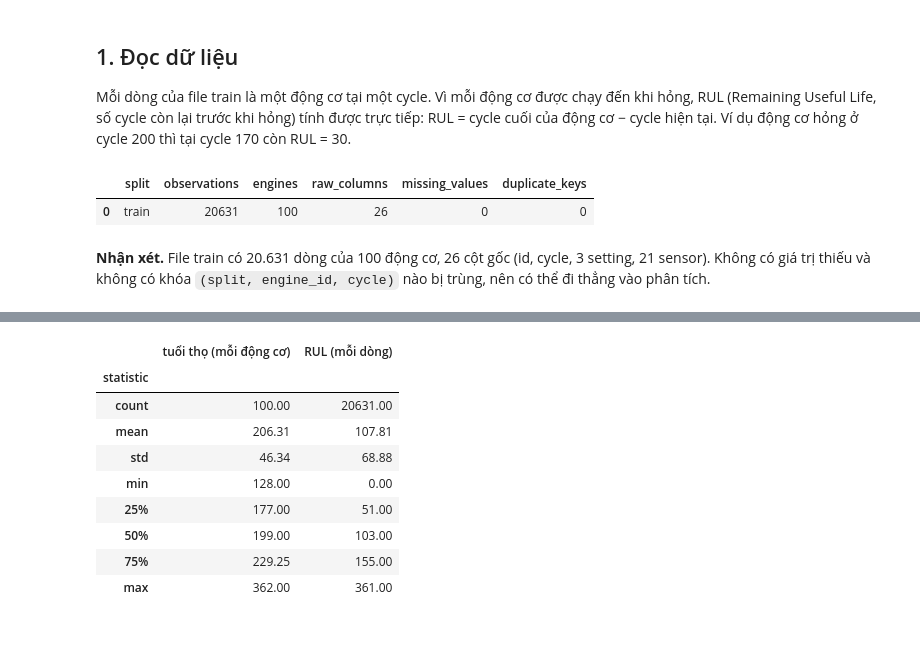
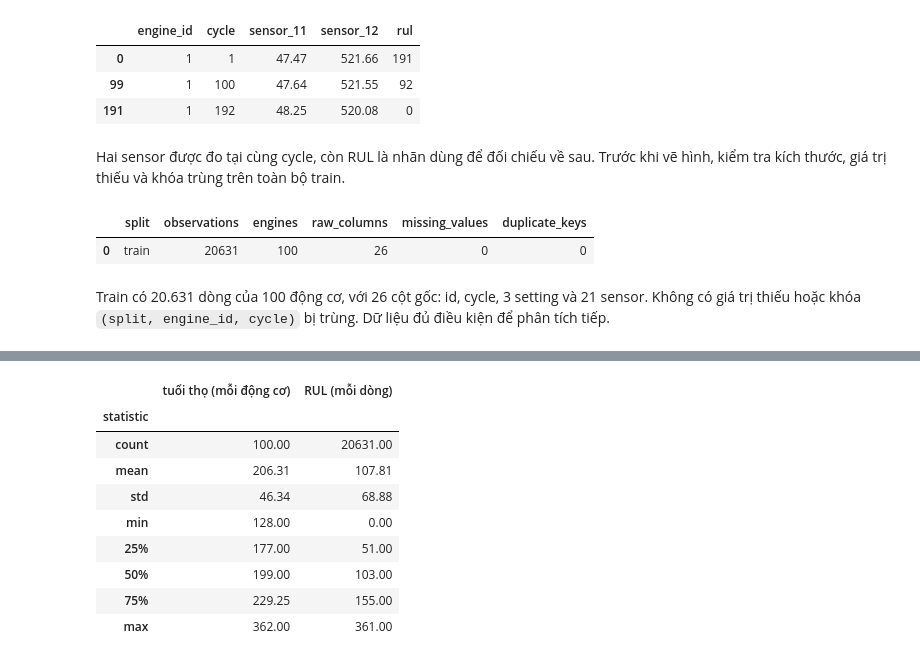
Before and after one commit to ti014/tinasa-cmapss-rul-prediction, a Jupyter notebook: notebooks/01_fd001_eda.ipynb, the cells around one changed output, grey strips where cells are left out. Drawn from its saved outputs; the diff is of its cells as text; code cells hidden in the pictures; blank space fills up the shorter version.

```diff
--- a/notebooks/01_fd001_eda.ipynb
+++ b/notebooks/01_fd001_eda.ipynb
@@ -38,0 +14,12 @@ plt.rcParams.update({"font.family": "DejaVu Sans", "axes.spines.top": False,
+# %%
+from pathlib import Path
+import sys
+
+import matplotlib.pyplot as plt
+import numpy as np
+import pandas as pd
+from IPython.display import display
+
+ROOT = Path.cwd() if (Path.cwd() / "src/cmapss").is_dir() else Path.cwd().parent
+sys.path.insert(0, str(ROOT / "src"))
+RAW_PATH = ROOT / "data/raw/train_FD001.txt"
@@ -39,3 +44,23 @@ plt.rcParams.update({"font.family": "DejaVu Sans", "axes.spines.top": False,
+# %%
+from cmapss.data.contracts import KEY, MEASUREMENTS, SENSORS, SETTINGS
+from cmapss.data.readers import read_observations
+from cmapss.data.targets import make_train_targets
+from cmapss.eda import describe_measurements, select_example_engines, sensor_rul_correlations
+
+observations = read_observations(RAW_PATH, split="train")
+targets = make_train_targets(observations)
+train = observations.merge(targets, on=list(KEY), how="left", validate="one_to_one")
+train.query("engine_id == 1 and cycle in [1, 100, 192]")[
+    ["engine_id", "cycle", "sensor_11", "sensor_12", "rul"]
+]
+# %% [output]
+|  | engine_id | cycle | sensor_11 | sensor_12 | rul |
+| 0 | 1 | 1 | 47.47 | 521.66 | 191 |
+| 99 | 1 | 100 | 47.64 | 521.55 | 92 |
+| 191 | 1 | 192 | 48.25 | 520.08 | 0 |
+# %% [markdown]
+Hai sensor được đo tại cùng cycle, còn RUL là nhãn dùng để đối chiếu về sau.
+Trước khi vẽ hình, kiểm tra kích thước, giá trị thiếu và khóa trùng trên toàn bộ train.
 # %%
 def save_table(table, filename):
     table.to_csv(TABLES / filename, index=False, float_format="%.12g", na_rep="NaN")
@@ -46,10 +71,4 @@ def show_figure(fig, filename, show=True):
     if show:
         display(fig)
     plt.close(fig)
-# %% [markdown]
-## 1. Đọc dữ liệu
-
-Mỗi dòng của file train là một động cơ tại một cycle. Vì mỗi động cơ được chạy đến khi hỏng,
-RUL (Remaining Useful Life, số cycle còn lại trước khi hỏng) tính được trực tiếp:
-RUL = cycle cuối của động cơ − cycle hiện tại. Ví dụ động cơ hỏng ở cycle 200 thì tại cycle 170 còn RUL = 30.
 # %%
@@ -72,5 +88,5 @@ input_summary
 |  | split | observations | engines | raw_columns | missing_values | duplicate_keys |
 | 0 | train | 20631 | 100 | 26 | 0 | 0 |
 # %% [markdown]
-**Nhận xét.** File train có 20.631 dòng của 100 động cơ, 26 cột gốc (id, cycle, 3 setting, 21 sensor).
-Không có giá trị thiếu và không có khóa `(split, engine_id, cycle)` nào bị trùng, nên có thể đi thẳng vào phân tích.
+Train có 20.631 dòng của 100 động cơ, với 26 cột gốc: id, cycle, 3 setting và 21 sensor.
+Không có giá trị thiếu hoặc khóa `(split, engine_id, cycle)` bị trùng. Dữ liệu đủ điều kiện để phân tích tiếp.
```
Also changed, not shown: parts of 45 cells of this notebook, 10 other files.
